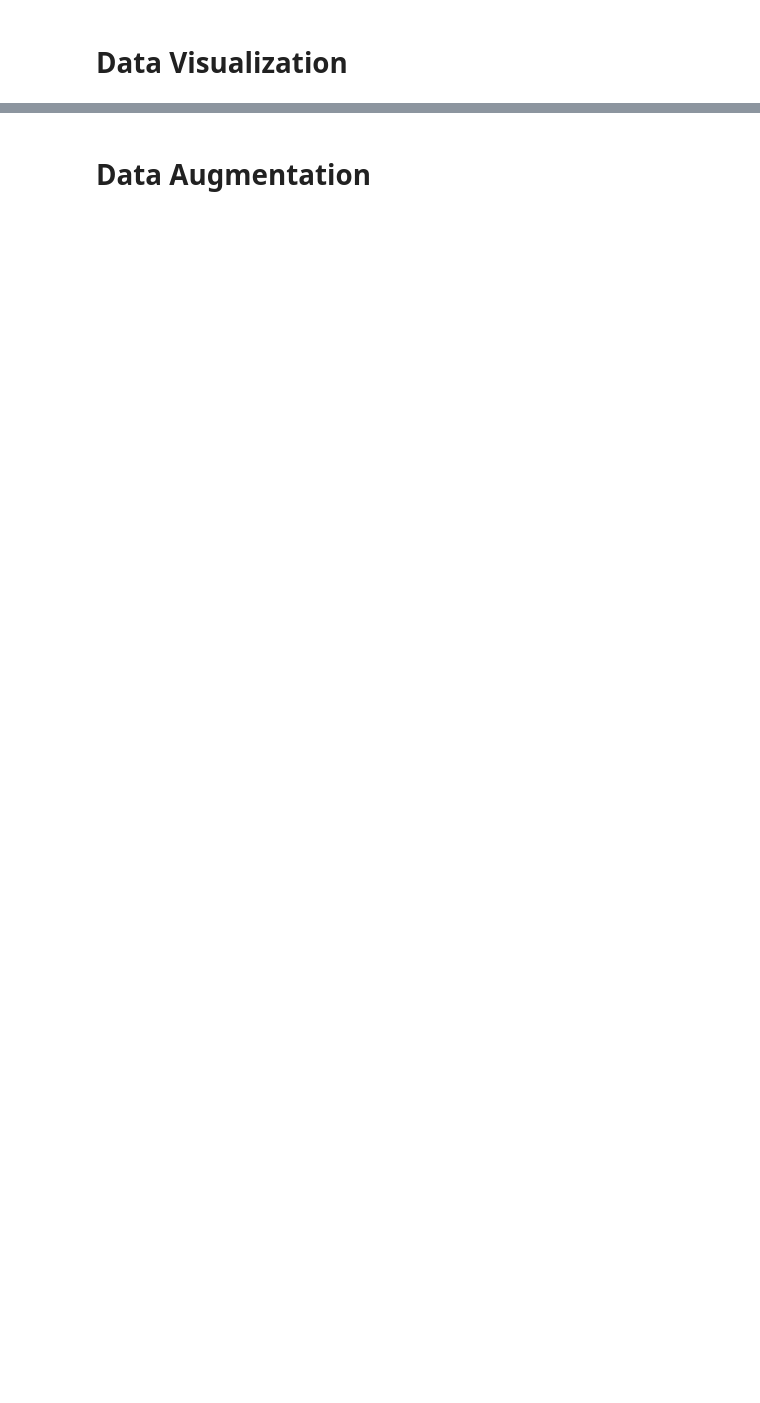
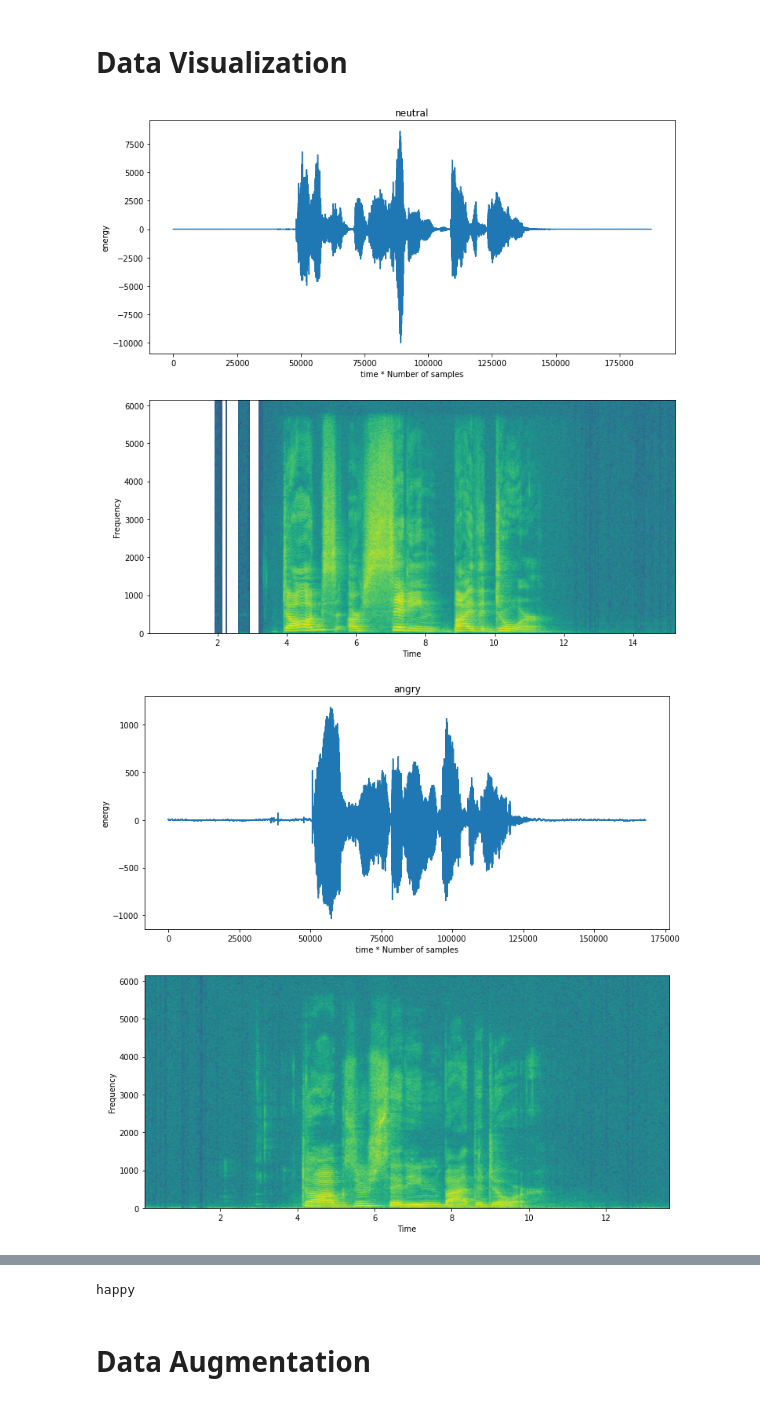
Before and after one commit to mineraldragon/Audio_emotion_detection, a Jupyter notebook: ai-uni-project-Copy1.ipynb, the cells around one changed output, grey strips where cells are left out. Drawn from its saved outputs; the diff is of its cells as text; code cells hidden in the pictures; blank space fills up the shorter version.

```diff
--- a/ai-uni-project-Copy1.ipynb
+++ b/ai-uni-project-Copy1.ipynb
@@ -60,8 +61,8 @@ warnings.filterwarnings("ignore", category=DeprecationWarning)
 # **Assigning Data Paths to Variables**
 # %%
 Ravdess = "/Users/rogierlandman/from_Samsung/Machine_learning_datasets/Ravdess_audio/audio_speech_actors_01-24"
-CremaD = "/Users/rogierlandman/from_Samsung/Machine_learning_datasets/Crema-D_dataset/AudioWAV/"
-Tess = "/Users/rogierlandman/from_Samsung/Machine_learning_datasets/TESS Toronto emotional speech set data/TESS Toronto emotional speech set data/"
+CremaD = "/Users/rogierlandman/from_Samsung/Machine_learning_datasets/Crema-D_dataset/AudioWAV"
+Tess = "/Users/rogierlandman/from_Samsung/Machine_learning_datasets/TESS Toronto emotional speech set data/TESS Toronto emotional speech set data"
 Savee = "/Users/rogierlandman/from_Samsung/Machine_learning_datasets/Savee_dataset/AudioData"
 # %% [markdown]
 # **Audio Classification from the ravdess-emotional-speech-audio data set**
@@ -123,16 +115,16 @@ memory usage: 45.1+ KB
 # %% [markdown]
 # **Audio Classification from the cremad data set**
 # %%
-crema=os.listdir(CremaD)
+crema=glob.glob(CremaD + "/*.wav")
 
 emotion=[]
 path=[]
 gender=[]
 intensity=[]
 for f in crema:
-    part2= f.split('.')[0]
+    part2= Path(f).stem
     part2=part2.split('_')
-
+    #print(part2)
     if int(part2[0])%2==0:
         gender.append('Female')
     else:
@@ -162,7 +154,7 @@ for f in crema:
     elif part2[3]=='XX':
         intensity.append('Unspecified')
 
-    path.append(CremaD+f)
+    path.append(f)
 
 edf=pd.DataFrame(emotion, columns=['Emotions'])
 pdf=pd.DataFrame(path, columns=['Path'])
@@ -175,7 +179,7 @@ crema_df.info()
 # %% [markdown]
 # **Audio Classification from the toronto-emotional-speech-set-tess data set**
 # %%
-tess=os.listdir(Tess)
+tess=glob.glob(Tess + "/*/*.wav")
 
 emotion=[]
 path=[]
@@ -183,17 +187,15 @@ gender=[]
 intensity=[]
 
 for i in tess:
-    dir=os.listdir(Tess+i)
-    for f in dir:
-        fsplit= f.split('.')[0]
-        fsplit=fsplit.split('_')[2]
-        if fsplit=='ps':
-            emotion.append('surprise')
-        else:
-            emotion.append(fsplit)
-        gender.append('Female')
-        path.append(Tess+i+'/'+f)
-        intensity.append('Unspecified')
+    part2= Path(i).stem
+    fsplit=part2.split('_')[2]
+    if fsplit=='ps':
+        emotion.append('surprise')
+    else:
+        emotion.append(fsplit)
+    gender.append('Female')
+    path.append(i)
+    intensity.append('Unspecified')
 
 edf=pd.DataFrame(emotion, columns=['Emotions'])
 pdf=pd.DataFrame(path, columns=['Path'])
@@ -260,6 +283,6 @@ savee_df.tail()
 # %% [markdown]
 # **Combining DataFrames (ravdess_df, crema_df,tess_df, savee_df)**
 # %%
-Data_Combined = pd.concat([ravdess_df, crema_df,tess_df, savee_df], axis = 0)
+Data_Combined = pd.concat([ravdess_df, crema_df,tess_df, savee_df], axis = 0, ignore_index = True)
 Data_Combined.isnull()
 Data_Combined.info()
@@ -268,31 +312,32 @@ Data_Combined.info()
 # %%
 x = []
 flag = 0
 
-while (flag != 100):
+while (flag != 2000):
 
     audio = wave.open(Data_Combined.iloc[flag, 1], 'r')
     flag = flag + 1
     y= Data_Combined.iloc[flag, 0]
-
+    if (len(x)>10):
+        flag=2000
 
     if (y not in x):
         signal = np.frombuffer(audio.readframes(-1), dtype=np.int16)
         plt.figure(figsize=(12,12))
         plot1 = plt.subplot(211)
         plot1.set_title(Data_Combined.iloc[flag, 0])
         plot1.plot(signal)
         plot1.set_xlabel('time * Number of samples')
         plot1.set_ylabel('energy')
 
         plot2 = plt.subplot(212)
         plot2.specgram(signal, NFFT=1024, Fs=12281, noverlap=900)
         plot2.set_xlabel('Time')
         plot2.set_ylabel('Frequency')
 
         x.append(y)
 
-    if (len(x)==8):
-        flag=100
-
 plt.show()
+# %% [output]
+[figure, added]
+[figure, added]
@@ -299,2 +348,3 @@ plt.show()
+happy
 # %% [markdown]
 # **Data Augmentation**
```
Also changed, not shown: parts of 17 cells of this notebook.
